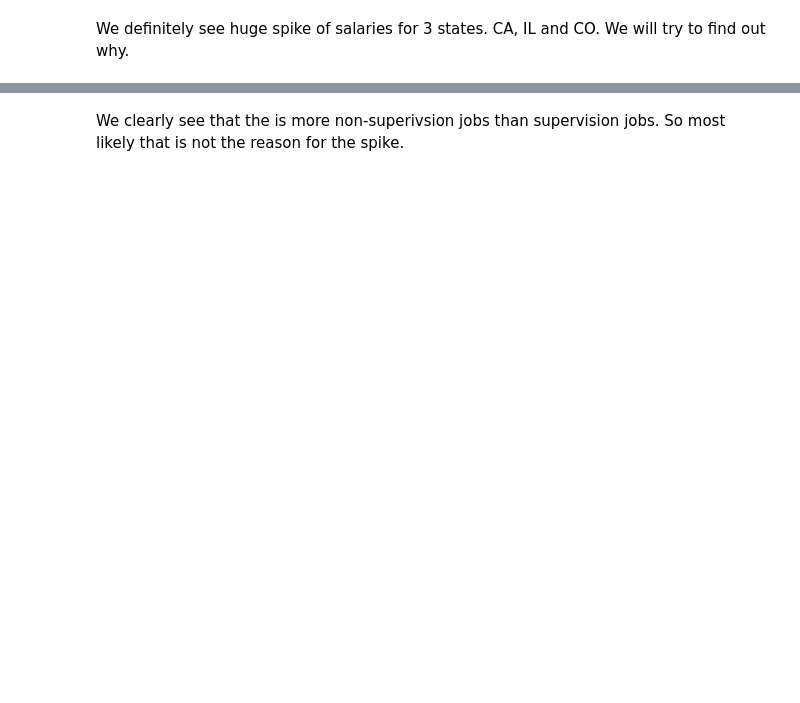
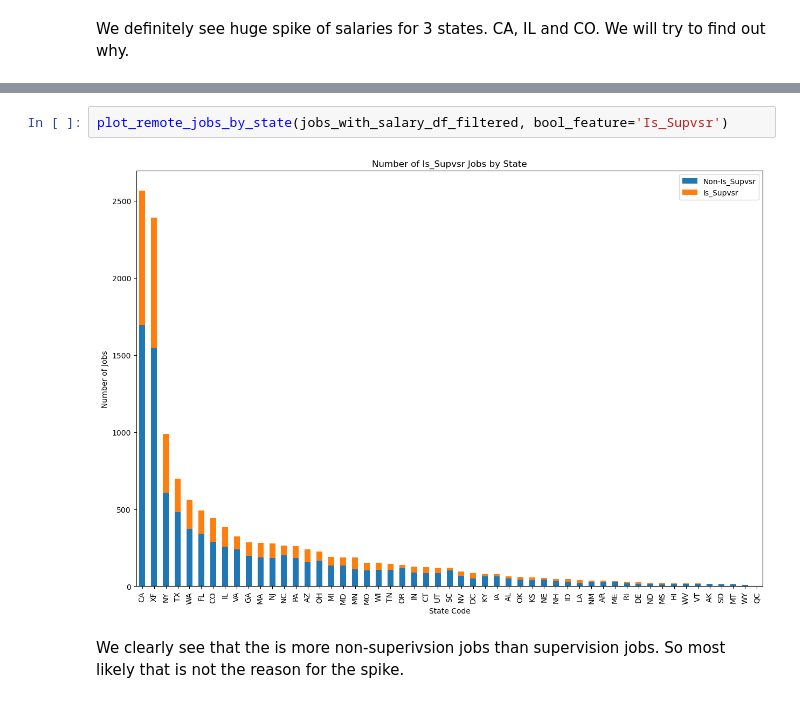
Before and after one commit to Qubi0-0/LinkedInJobSalaryPredict, a Jupyter notebook: jobs_eda.ipynb, the cells around one changed output, grey strips where cells are left out. Drawn from its saved outputs; the diff is of its cells as text; blank space fills up the shorter version.

```diff
--- a/jobs_eda.ipynb
+++ b/jobs_eda.ipynb
@@ -161,3 +168,7 @@ plt.show()
+# %%
+plot_remote_jobs_by_state(jobs_with_salary_df_filtered, bool_feature='Is_Supvsr')
+# %% [output]
+[figure, added]
 # %% [markdown]
 We clearly see that the is more non-superivsion jobs than supervision jobs. So most likely that is not the reason for the spike.
 # %%
```
Also changed, not shown: parts of 17 cells of this notebook.
